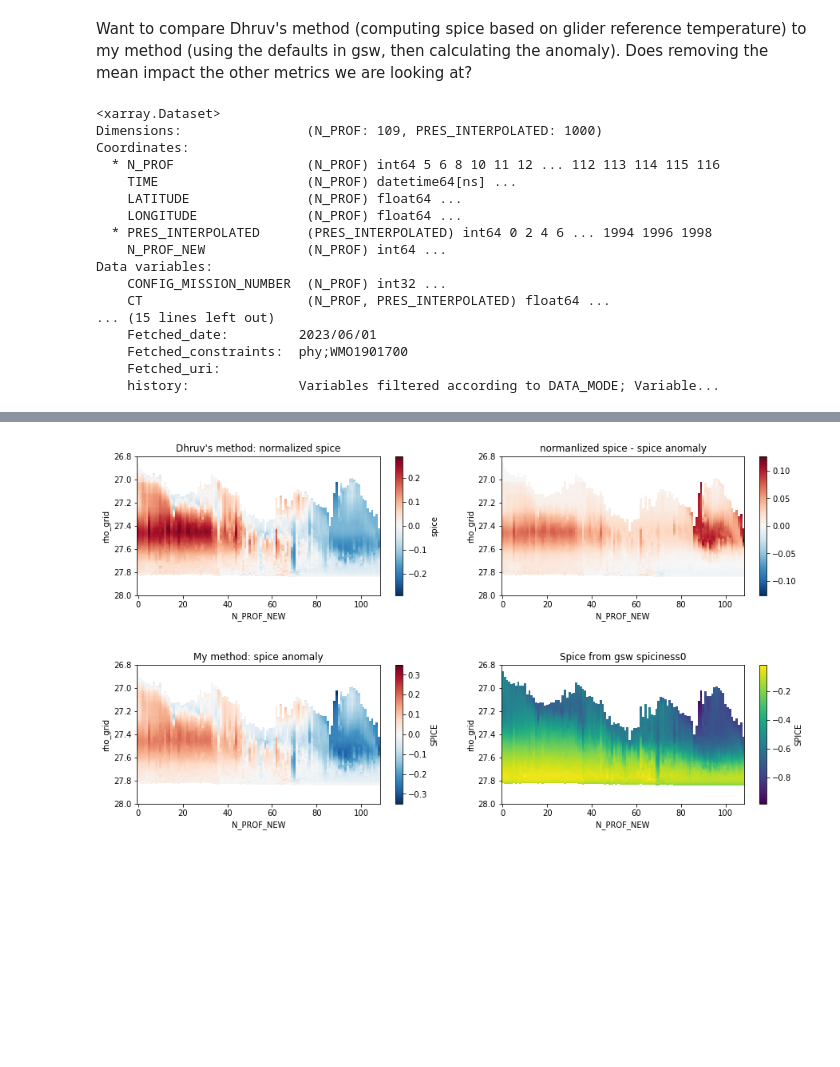
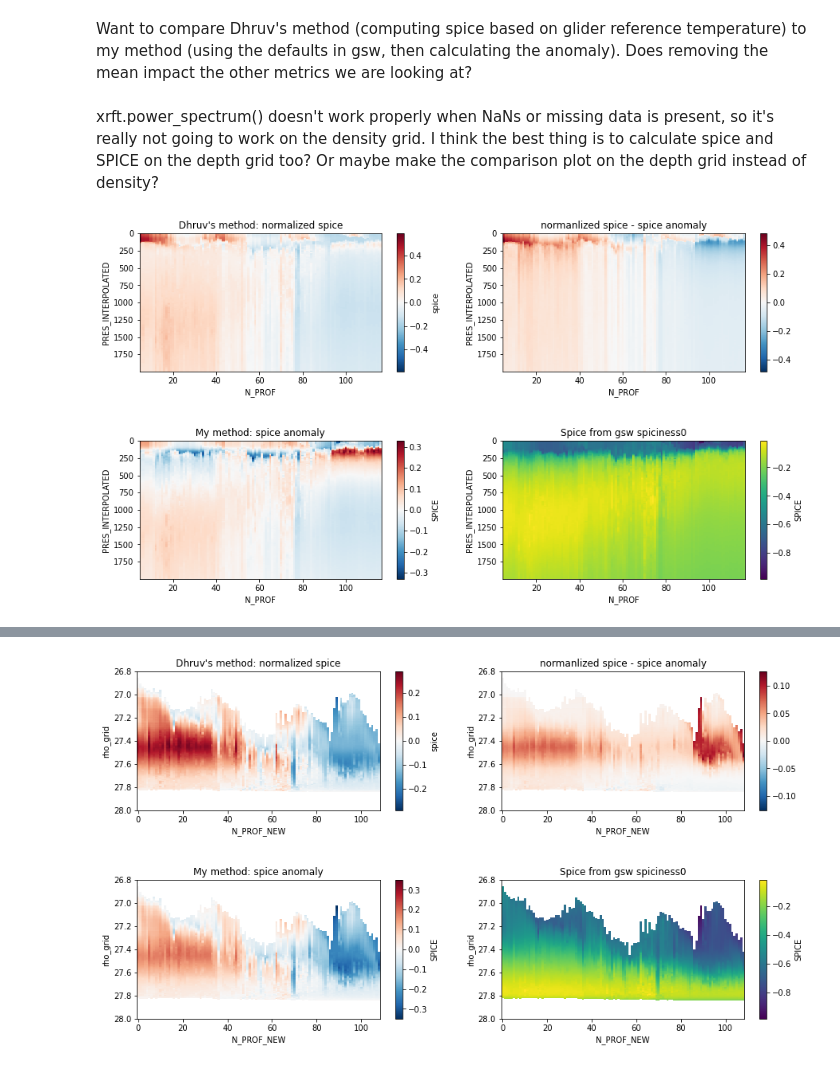
Before and after one commit to ocean-transport/argo-intern, a Jupyter notebook: methods.ipynb, the cells around one changed output, grey strips where cells are left out. Saved outputs shown, nothing was run; the diff lists cells and outputs as text; code cells hidden in the pictures; blank space fills up the shorter version.

Commit message:
working on spice spectra

```diff
--- a/methods.ipynb
+++ b/methods.ipynb
@@ -160,23 +161,48 @@ Want to compare Dhruv's method (computing spice based on glider reference temper
 # %%
 float_z = xr.open_dataset('202206_floats/float_ID:(1901700)_ds_z.nc')
 float_r = xr.open_dataset('202206_floats/float_ID:(1901700)_ds_rho.nc')
-# %%
-float_z
-# %% [output]
-<xarray.Dataset>
-Dimensions:                (N_PROF: 109, PRES_INTERPOLATED: 1000)
-Coordinates:
-  * N_PROF                 (N_PROF) int64 5 6 8 10 11 12 ... 112 113 114 115 116
-    TIME                   (N_PROF) datetime64[ns] ...
-    LATITUDE               (N_PROF) float64 ...
-    LONGITUDE              (N_PROF) float64 ...
-  * PRES_INTERPOLATED      (PRES_INTERPOLATED) int64 0 2 4 6 ... 1994 1996 1998
-    N_PROF_NEW             (N_PROF) int64 ...
-Data variables:
-    CONFIG_MISSION_NUMBER  (N_PROF) int32 ...
-    CT                     (N_PROF, PRES_INTERPOLATED) float64 ...
-... (15 lines left out)
-    Fetched_date:         2023/06/01
-    Fetched_constraints:  phy;WMO1901700
-    Fetched_uri:
-    history:              Variables filtered according to DATA_MODE; Variable...
+# %% [markdown]
+xrft.power_spectrum() doesn't work properly when NaNs or missing data is present, so it's really not going to work on the density grid. I think the best thing is to calculate spice and SPICE on the depth grid too? Or maybe make the comparison plot on the depth grid instead of density?
+# %%
+n=0
+mean_prof_z  = float_z.SPICE.isel(PRES_INTERPOLATED=n).mean(skipna=True)
+spice_prof_z = float_z.SPICE.isel(PRES_INTERPOLATED=n) - mean_prof_z
+
+for n in range(1,len(float_z.PRES_INTERPOLATED)):
+    mean_prof_z       = float_z.SPICE.isel(PRES_INTERPOLATED=n).mean(skipna=True)
+    spice_prof_next_z = float_z.SPICE.isel(PRES_INTERPOLATED=n) - mean_prof_z
+
+    spice_prof_z = xr.concat([spice_prof_z, spice_prof_next_z], dim='PRES_INTERPOLATED')
+# %%
+alpha_z = gsw.alpha(float_z.SA, float_z.CT, float_z.PRES_INTERPOLATED)
+
+dCT_z = float_z.CT - float_z.CT.mean('N_PROF')
+float_z['spice']= 2*1000*alpha_z*dCT_z
+# %%
+zdiff = float_z.spice - spice_prof_z
+# %%
+plt.figure(figsize=(15,8))
+
+plt.subplot(2,2,1)
+float_z.spice.plot(y='PRES_INTERPOLATED')
+plt.gca().invert_yaxis()
+plt.title("Dhruv's method: normalized spice")
+
+plt.subplot(2,2,2)
+zdiff.plot(y='PRES_INTERPOLATED')
+plt.gca().invert_yaxis()
+plt.title("normanlized spice - spice anomaly")
+
+plt.subplot(2,2,3)
+spice_prof_z.plot(y='PRES_INTERPOLATED')
+plt.gca().invert_yaxis()
+plt.title("My method: spice anomaly")
+
+plt.subplot(2,2,4)
+float_z.SPICE.plot(y='PRES_INTERPOLATED')
+plt.gca().invert_yaxis()
+plt.title("Spice from gsw spiciness0")
+
+plt.subplots_adjust(hspace=0.5)
+# %% [output]
+[figure, added]
```
Also changed, not shown: parts of 18 cells of this notebook.
